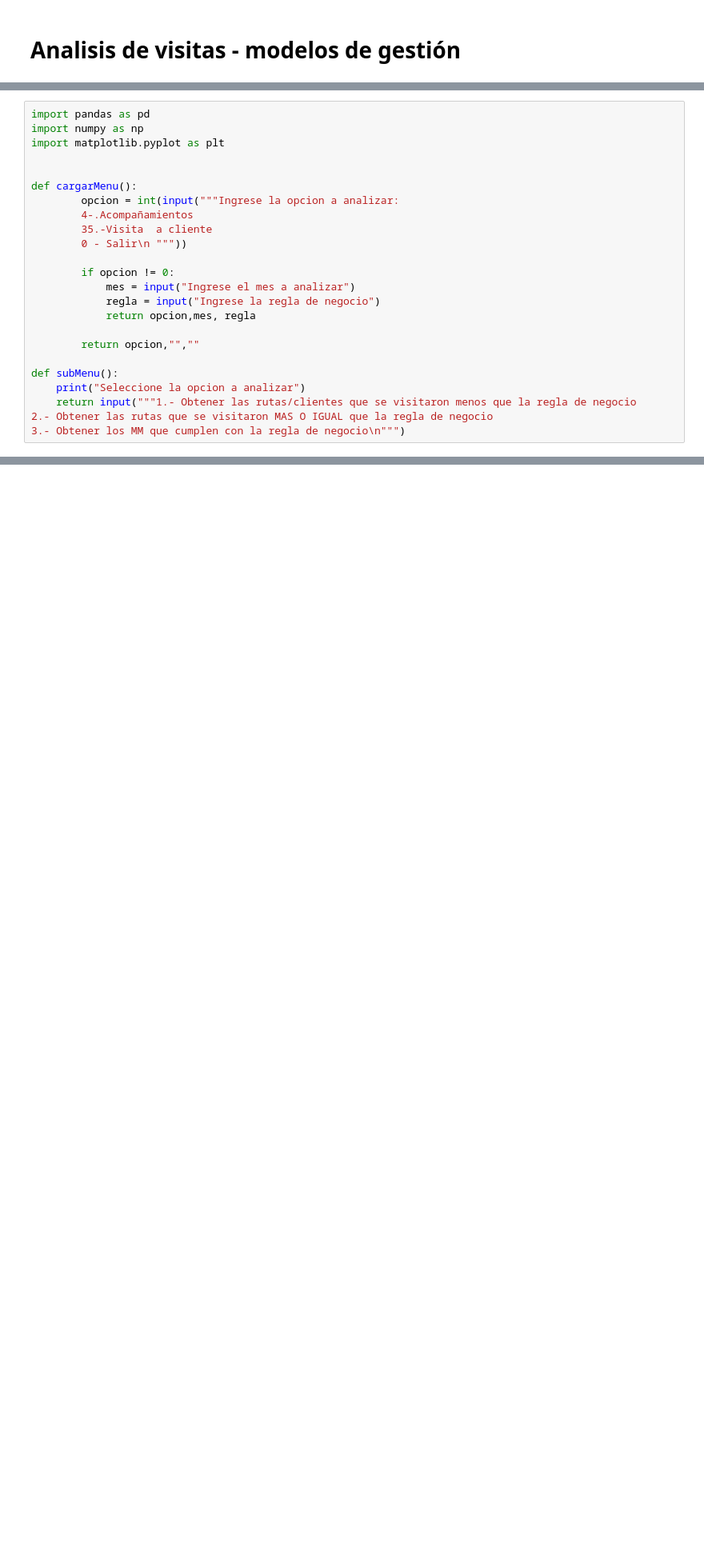
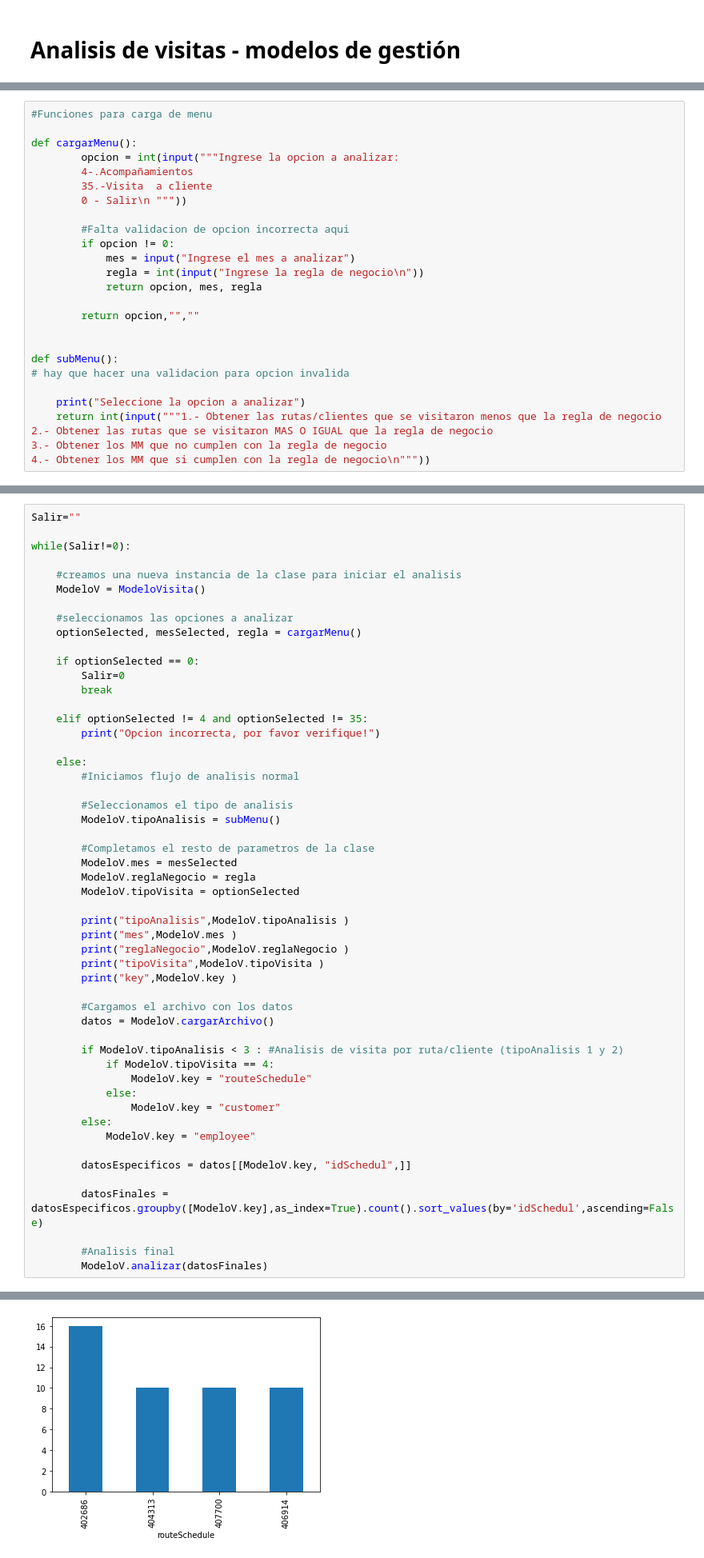
Before and after one commit to JulioAyalaM/PythonF, a Jupyter notebook: ProyectoFinal.ipynb, the cells around one changed output, grey strips where cells are left out. Shown at 80% size. Saved outputs shown, nothing was run; the diff lists cells and outputs as text; blank space fills up the shorter version.

```diff
--- a/ProyectoFinal.ipynb
+++ b/ProyectoFinal.ipynb
@@ -3,8 +83,5 @@
 # %%
-import pandas as pd
-import numpy as np
-import matplotlib.pyplot as plt
-
+#Funciones para carga de menu
 
 def cargarMenu():
         opcion = int(input("""Ingrese la opcion a analizar:
@@ -12,15 +89,20 @@ def cargarMenu():
         35.-Visita  a cliente
         0 - Salir\n """))
 
+        #Falta validacion de opcion incorrecta aqui
         if opcion != 0:
             mes = input("Ingrese el mes a analizar")
-            regla = input("Ingrese la regla de negocio")
-            return opcion,mes, regla
+            regla = int(input("Ingrese la regla de negocio\n"))
+            return opcion, mes, regla
 
         return opcion,"",""
 
+
 def subMenu():
+# hay que hacer una validacion para opcion invalida
+
     print("Seleccione la opcion a analizar")
-    return input("""1.- Obtener las rutas/clientes que se visitaron menos que la regla de negocio
+    return int(input("""1.- Obtener las rutas/clientes que se visitaron menos que la regla de negocio
 2.- Obtener las rutas que se visitaron MAS O IGUAL que la regla de negocio
-3.- Obtener los MM que cumplen con la regla de negocio\n""")
+3.- Obtener los MM que no cumplen con la regla de negocio
+4.- Obtener los MM que si cumplen con la regla de negocio\n"""))
@@ -113,0 +109,53 @@ Seleccione la opcion a analizar
+# %%
+Salir=""
+
+while(Salir!=0):
+
+    #creamos una nueva instancia de la clase para iniciar el analisis
+    ModeloV = ModeloVisita()
+
+    #seleccionamos las opciones a analizar
+    optionSelected, mesSelected, regla = cargarMenu()
+
+    if optionSelected == 0:
+        Salir=0
+        break
+
+    elif optionSelected != 4 and optionSelected != 35:
+        print("Opcion incorrecta, por favor verifique!")
+
+    else:
+        #Iniciamos flujo de analisis normal
+
+        #Seleccionamos el tipo de analisis
+        ModeloV.tipoAnalisis = subMenu()
+
+        #Completamos el resto de parametros de la clase
+        ModeloV.mes = mesSelected
+        ModeloV.reglaNegocio = regla
+        ModeloV.tipoVisita = optionSelected
+
+        print("tipoAnalisis",ModeloV.tipoAnalisis )
+        print("mes",ModeloV.mes )
+        print("reglaNegocio",ModeloV.reglaNegocio )
+        print("tipoVisita",ModeloV.tipoVisita )
+        print("key",ModeloV.key )
+
+        #Cargamos el archivo con los datos
+        datos = ModeloV.cargarArchivo()
+
+        if ModeloV.tipoAnalisis < 3 : #Analisis de visita por ruta/cliente (tipoAnalisis 1 y 2)
+            if ModeloV.tipoVisita == 4:
+                ModeloV.key = "routeSchedule"
+            else:
+                ModeloV.key = "customer"
+        else:
+            ModeloV.key = "employee"
+
+        datosEspecificos = datos[[ModeloV.key, "idSchedul",]]
+
+        datosFinales = datosEspecificos.groupby([ModeloV.key],as_index=True).count().sort_values(by='idSchedul',ascending=False)
+
+        #Analisis final
+        ModeloV.analizar(datosFinales)
+# %% [output]
@@ -113,0 +179 @@ Seleccione la opcion a analizar
+[figure, added]
```
Also changed, not shown: parts of 5 cells of this notebook.
